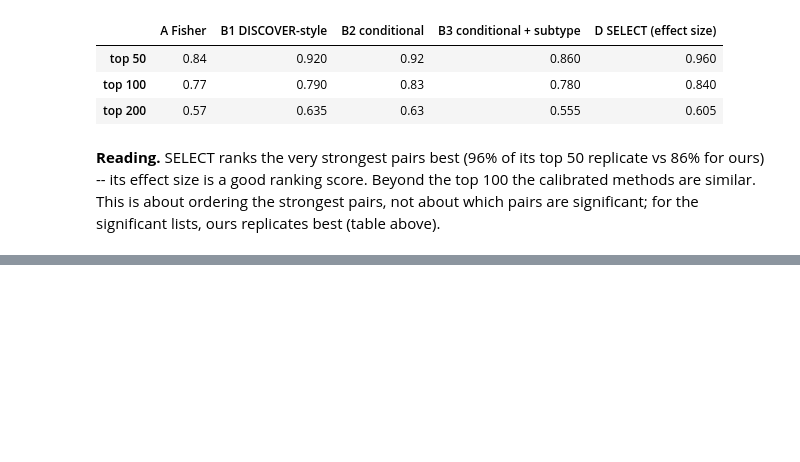
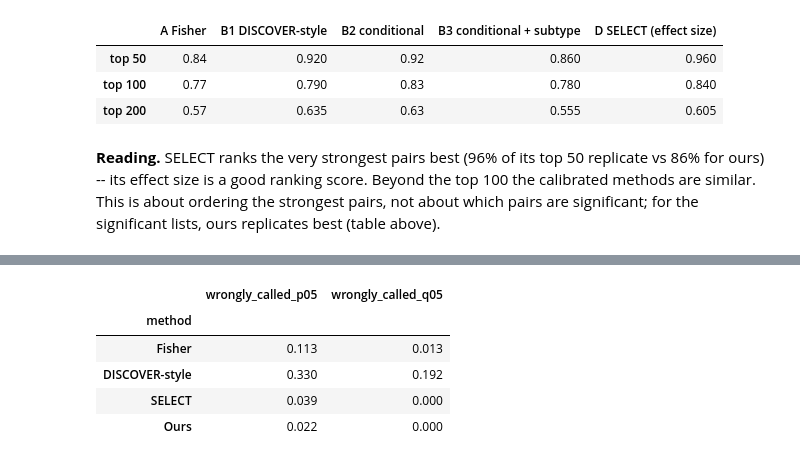
Before and after one commit to Wlimni/Learning-Cancer-Mutation-Landscapes-from-Large-Scale-Mutation-Testing-Data-fyp, a Jupyter notebook: notebooks/02c_phase2_extensions.ipynb, the cells around one changed output, grey strips where cells are left out. Cells and saved outputs as stored; diff of their text form; code cells hidden in the pictures; blank space fills up the shorter version.

```diff
--- a/notebooks/02c_phase2_extensions.ipynb
+++ b/notebooks/02c_phase2_extensions.ipynb
@@ -259,0 +269,22 @@ ours replicates best (table above).
+# %%
+from scipy.stats import false_discovery_control
+METHODS = {"Fisher": ("p_fisher", "dir_fisher"), "DISCOVER-style": ("p_discover", "dir_discover"),
+           "SELECT": ("p_select", "dir_select"), "Ours": ("p_cond_subtype", "dir_cond_subtype")}
+
+
+def qv(df, pc):   # SELECT reports its own q-values; the others use Benjamini-Hochberg
+    return df["q_select"].to_numpy() if pc == "p_select" else false_discovery_control(df[pc].clip(1e-300, 1))
+
+
+# G1 -- data with no real links (real data shuffled so every patient keeps its count, every gene its frequency):
+# every call is wrong. 5% are expected at p < 0.05 by chance; ideally 0 after q < 0.05.
+nb_null = pd.read_parquet(P + "method_benchmark_null.parquet")
+pd.DataFrame([dict(method=n, wrongly_called_p05=(nb_null[pc] < .05).mean(), wrongly_called_q05=(qv(nb_null, pc) < .05).mean())
+              for n, (pc, _) in METHODS.items()]).set_index("method").round(3)
+# %% [output]
+|  | wrongly_called_p05 | wrongly_called_q05 |
+| method |  |  |
+| Fisher | 0.113 | 0.013 |
+| DISCOVER-style | 0.330 | 0.192 |
+| SELECT | 0.039 | 0.000 |
+| Ours | 0.022 | 0.000 |
```
Also changed, not shown: parts of 7 cells of this notebook, 14 other files.
